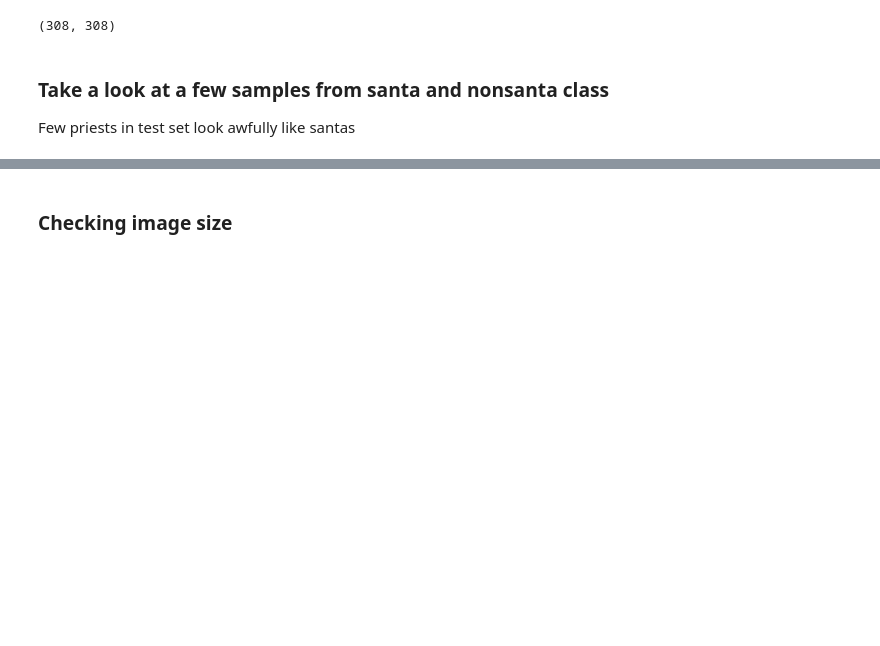
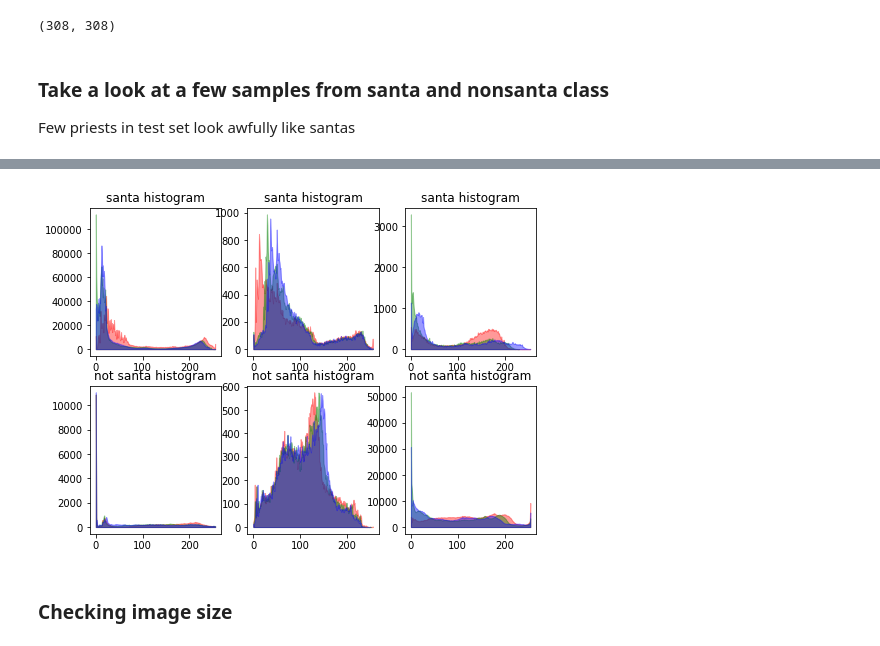
Before and after one commit to MargaretZhou/MISA-Bootcamp-2021, a Jupyter notebook: Santa.ipynb, the cells around one changed output, grey strips where cells are left out. Cells and saved outputs as stored; diff of their text form; code cells hidden in the pictures; blank space fills up the shorter version.

```diff
--- a/Santa.ipynb
+++ b/Santa.ipynb
@@ -122,3 +128,26 @@ plt.show()
+# %%
+#RGB histogram for some of santa pictures
+
+# plotting 2 x 3 histogram matrix
+fig = plt.figure(figsize = (8,6))
+for i in range(6):
+    if i < 3:
+        fp = f'{train_dir}/santa/{select_santa[i]}'
+        label = 'santa histogram'
+    else:
+        fp = f'{train_dir}/not-a-santa/{select_nonsanta[i-3]}'
+        label = 'not santa histogram'
+    ax = fig.add_subplot(2, 3, i+1)
+
+    # to plot without rescaling, remove target_size
+    fn = io.imread(fname = fp)
+    for col, channel in zip('rgb', np.rollaxis(fn, axis=-1)):
+      hist, bin_centers = exposure.histogram(channel)
+      plt.fill_between(bin_centers, hist, color=col, alpha=0.4)
+    plt.title(label)
+plt.show()
+# %% [output]
+[figure, added]
 # %% [markdown]
 ### Checking image size
 # %%
```
Also changed, not shown: parts of 8 cells of this notebook.
